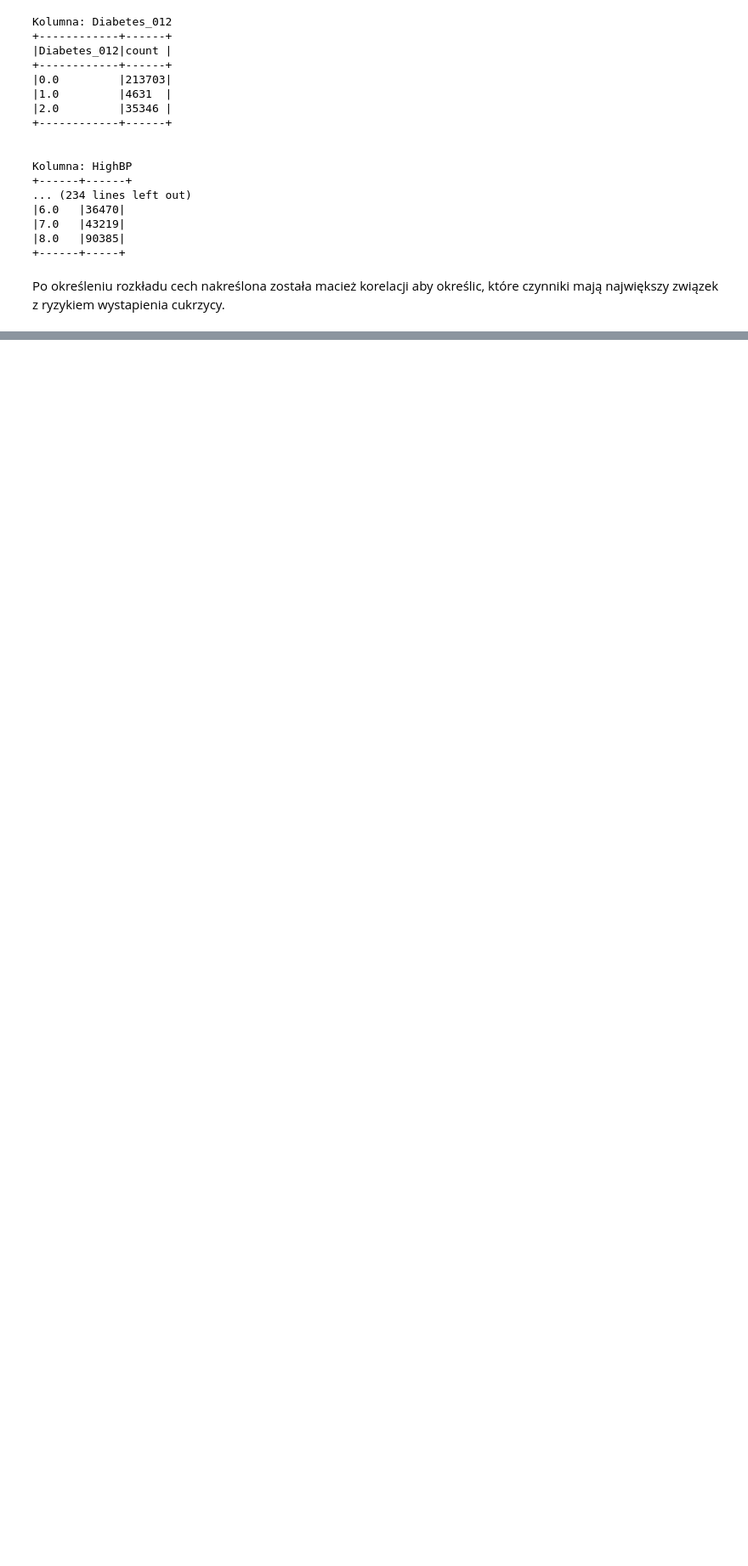
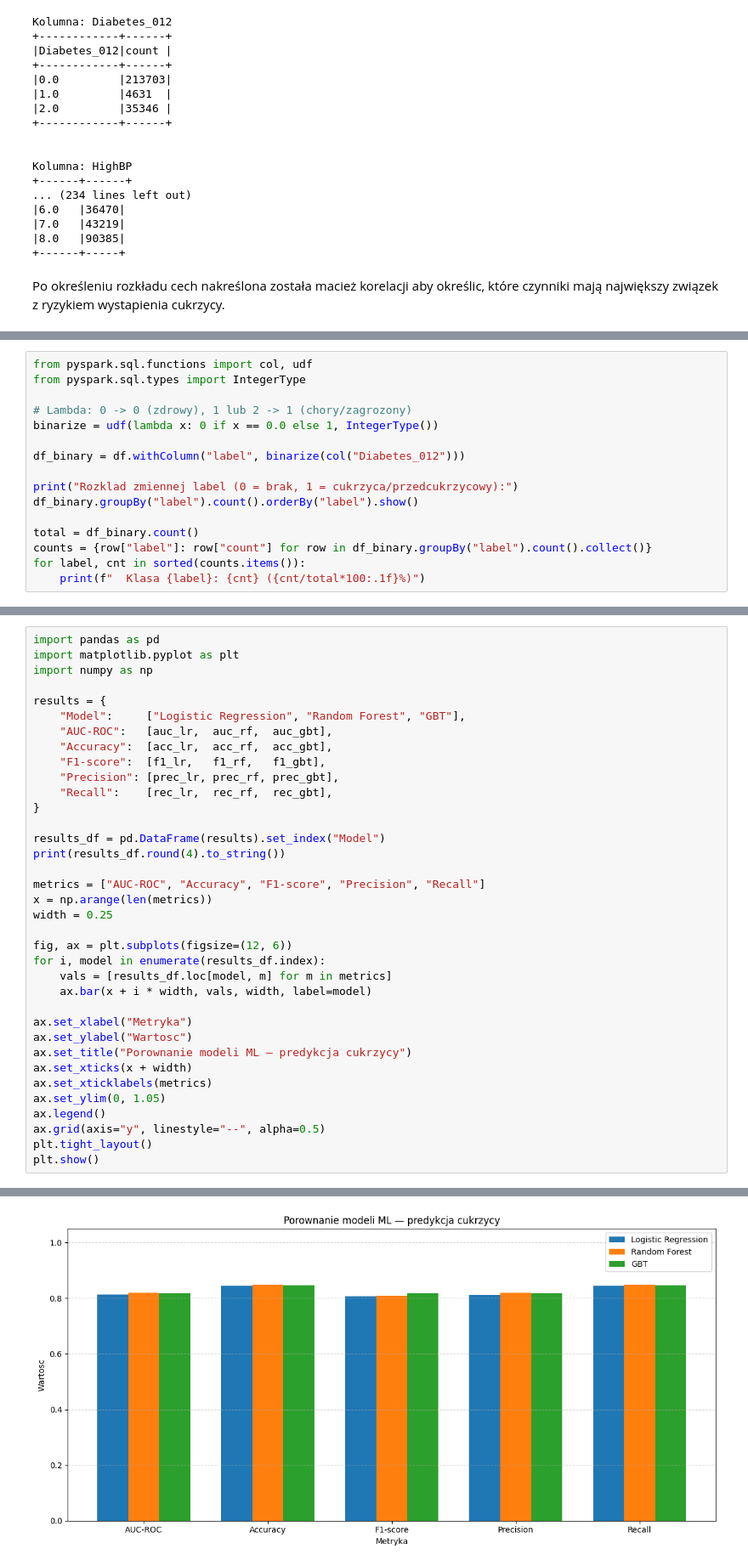
Before and after one commit to ImJaca/diabetes-analysis, a Jupyter notebook: analisys.ipynb, the cells around one changed output, grey strips where cells are left out. Shown at 85% size. Cells and saved outputs as stored; diff of their text form; blank space fills up the shorter version.

Commit message:
Add ML pipeline: binary classification, MapReduce analysis, and model evaluation

```diff
--- a/analisys.ipynb
+++ b/analisys.ipynb
@@ -217,0 +227,16 @@ Text(0.5, 1.0, 'Macierz korelacji wszystkich cech')
+# %%
+from pyspark.sql.functions import col, udf
+from pyspark.sql.types import IntegerType
+
+# Lambda: 0 -> 0 (zdrowy), 1 lub 2 -> 1 (chory/zagrozony)
+binarize = udf(lambda x: 0 if x == 0.0 else 1, IntegerType())
+
+df_binary = df.withColumn("label", binarize(col("Diabetes_012")))
+
+print("Rozklad zmiennej label (0 = brak, 1 = cukrzyca/przedcukrzycowy):")
+df_binary.groupBy("label").count().orderBy("label").show()
+
+total = df_binary.count()
+counts = {row["label"]: row["count"] for row in df_binary.groupBy("label").count().collect()}
+for label, cnt in sorted(counts.items()):
+    print(f"  Klasa {label}: {cnt} ({cnt/total*100:.1f}%)")
@@ -217,0 +479,37 @@ Text(0.5, 1.0, 'Macierz korelacji wszystkich cech')
+# %%
+import pandas as pd
+import matplotlib.pyplot as plt
+import numpy as np
+
+results = {
+    "Model":     ["Logistic Regression", "Random Forest", "GBT"],
+    "AUC-ROC":   [auc_lr,  auc_rf,  auc_gbt],
+    "Accuracy":  [acc_lr,  acc_rf,  acc_gbt],
+    "F1-score":  [f1_lr,   f1_rf,   f1_gbt],
+    "Precision": [prec_lr, prec_rf, prec_gbt],
+    "Recall":    [rec_lr,  rec_rf,  rec_gbt],
+}
+
+results_df = pd.DataFrame(results).set_index("Model")
+print(results_df.round(4).to_string())
+
+metrics = ["AUC-ROC", "Accuracy", "F1-score", "Precision", "Recall"]
+x = np.arange(len(metrics))
+width = 0.25
+
+fig, ax = plt.subplots(figsize=(12, 6))
+for i, model in enumerate(results_df.index):
+    vals = [results_df.loc[model, m] for m in metrics]
+    ax.bar(x + i * width, vals, width, label=model)
+
+ax.set_xlabel("Metryka")
+ax.set_ylabel("Wartosc")
+ax.set_title("Porownanie modeli ML — predykcja cukrzycy")
+ax.set_xticks(x + width)
+ax.set_xticklabels(metrics)
+ax.set_ylim(0, 1.05)
+ax.legend()
+ax.grid(axis="y", linestyle="--", alpha=0.5)
+plt.tight_layout()
+plt.show()
+# %% [output]
@@ -217,0 +521 @@ Text(0.5, 1.0, 'Macierz korelacji wszystkich cech')
+[figure, added]
```
Also changed, not shown: parts of 22 cells of this notebook, 1 other file.
